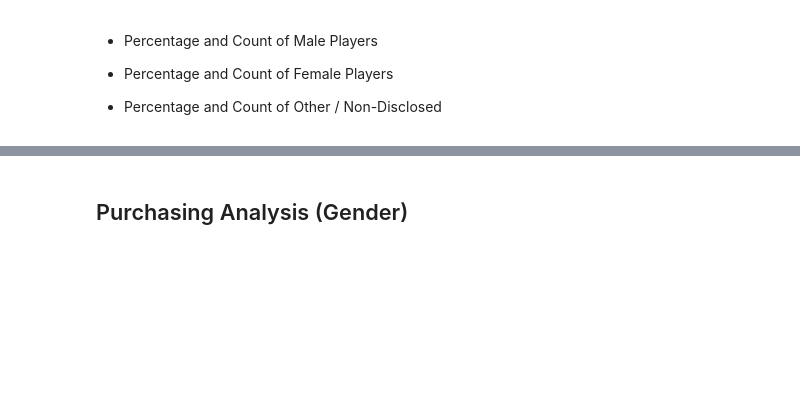
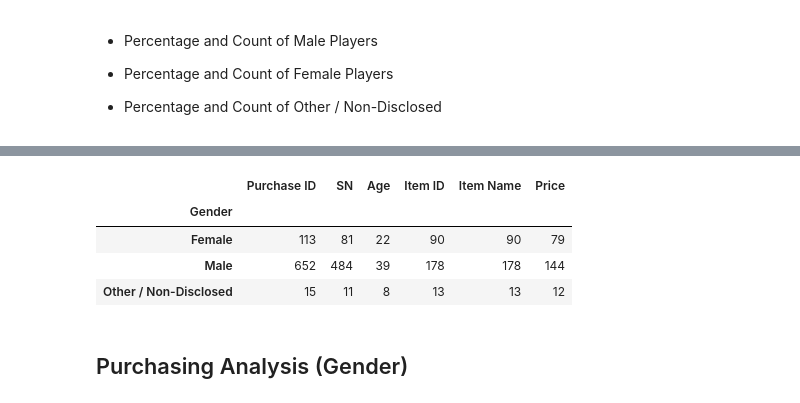
Before and after one commit to josephchancey/Game-Studio-Data-Analysis, a Jupyter notebook: HeroesOfPymoli_game_analysis.ipynb, the cells around one changed output, grey strips where cells are left out. Saved outputs shown, nothing was run; the diff lists cells and outputs as text; code cells hidden in the pictures; blank space fills up the shorter version.

Commit message:
Start Gender Demographics Analysis

```diff
--- a/HeroesOfPymoli_game_analysis.ipynb
+++ b/HeroesOfPymoli_game_analysis.ipynb
@@ -112,3 +105,14 @@ purchase_summary
+# %%
+# Group Genders Together
+gender_group_df = purchase_data.groupby(['Gender'])
+# .nunique() function to get unique values in Gender column.
+unique_genders = gender_group_df.nunique()
+# %% [output]
+|  | Purchase ID | SN | Age | Item ID | Item Name | Price |
+| Gender |  |  |  |  |  |  |
+| Female | 113 | 81 | 22 | 90 | 90 | 79 |
+| Male | 652 | 484 | 39 | 178 | 178 | 144 |
+| Other / Non-Disclosed | 15 | 11 | 8 | 13 | 13 | 12 |
 # %% [markdown]
 
 ## Purchasing Analysis (Gender)
```
Also changed, not shown: parts of 1 cell of this notebook.
